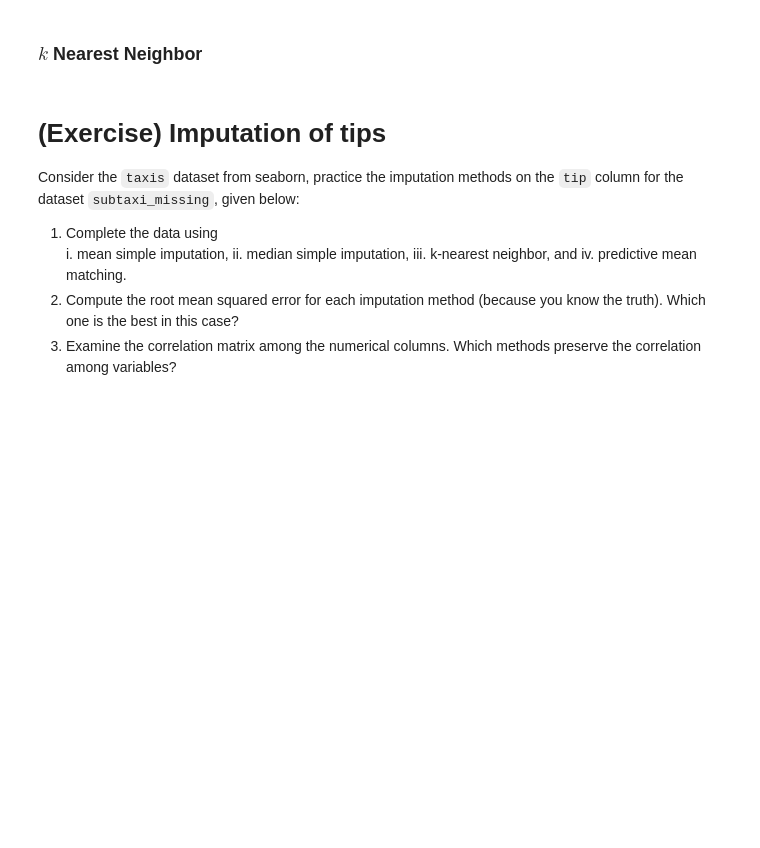
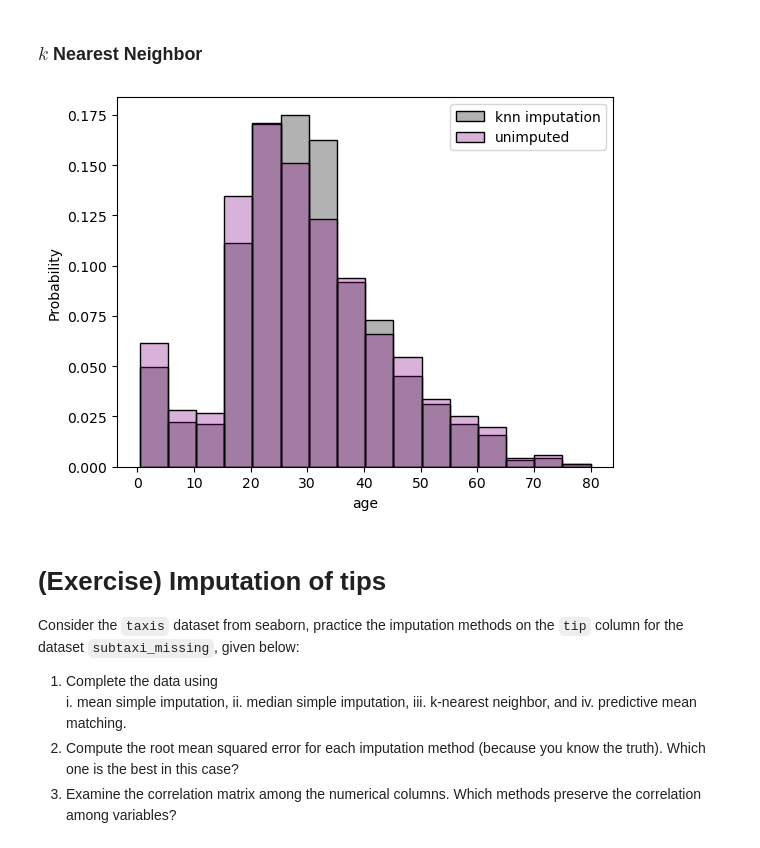
Before and after one commit to liv-fing/de300-2026wi-fingerson, a Jupyter notebook: class_notebooks/03-missing-data-class.ipynb, the cells around one changed output. Saved outputs shown, nothing was run; the diff lists cells and outputs as text; code cells hidden in the pictures; blank space fills up the shorter version.

```diff
--- a/class_notebooks/03-missing-data-class.ipynb
+++ b/class_notebooks/03-missing-data-class.ipynb
@@ -287,16 +296,21 @@ kernel_pmm = mf.ImputationKernel(
 # %%
 titanic_knn = titanic.select_dtypes('number').copy()
 
 from sklearn.impute import KNNImputer
 # set up imputing for KNN
 
-titanic_knn_df =
+knn_imputer = KNNImputer(n_neighbors=10)
+
+titanic_knn_df = pd.DataFrame(knn_imputer.fit_transform(titanic_knn), columns=titanic_knn.columns)
 
 # visualize completed data
 fig, ax = plt.subplots(1, 1)
 sns.histplot(titanic_knn_df['age'], binwidth=5, stat='probability', alpha=0.3, color='k', label='knn imputation')
 sns.histplot(titanic['age'], binwidth=5, stat='probability', alpha=0.3, color='purple', label='unimputed')
 ax.legend()
+plt.show()
+# %% [output]
+[figure, added]
 # %% [markdown]
 # (Exercise) Imputation of tips
 
```
Also changed, not shown: parts of 22 cells of this notebook, 2 other files.
